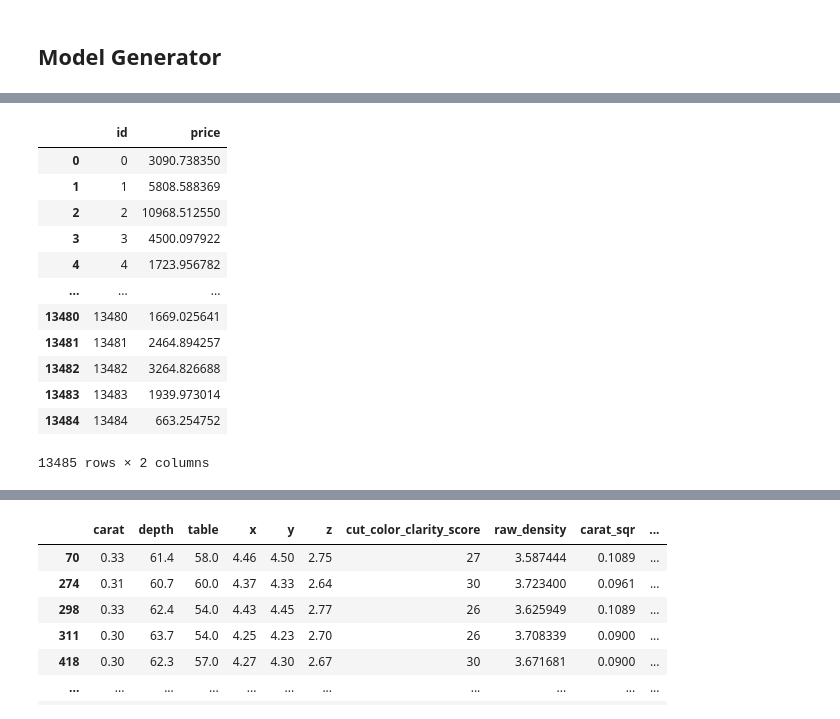
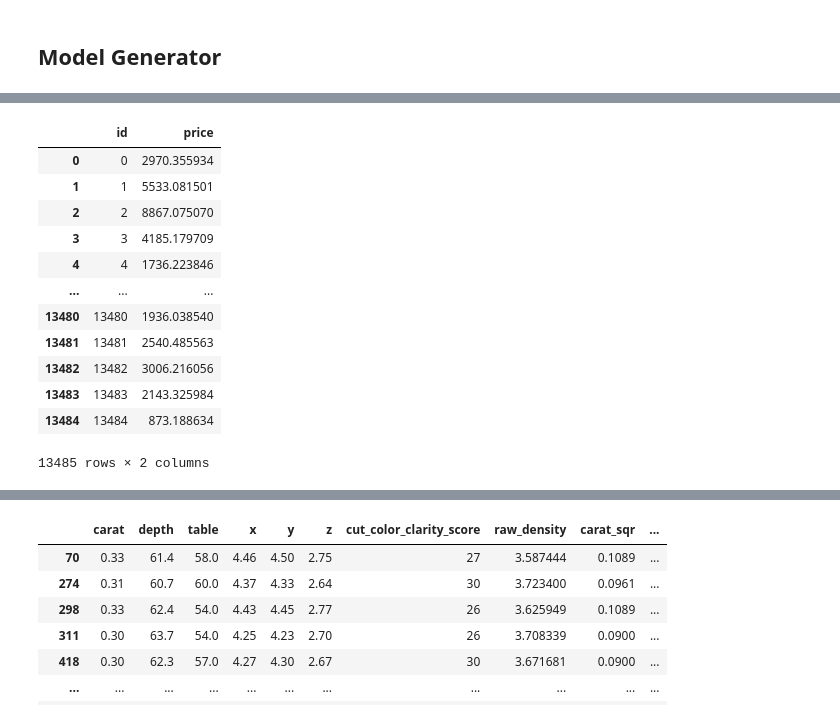
Before and after one commit to carpiero/Kaggle_Competition_Machine_Learning, a Jupyter notebook: notebooks/NotebookML002.ipynb, the cells around one changed output, grey strips where cells are left out. Drawn from its saved outputs; the diff is of its cells as text; code cells hidden in the pictures.

```diff
--- a/notebooks/NotebookML002.ipynb
+++ b/notebooks/NotebookML002.ipynb
@@ -66,10 +70,10 @@ dfd=dfd.drop(columns=['marketing_carat_int','cut_int','color_int', 'clarity_int'
 # %%
 #option 1
 
-df=df.drop(columns=['cut','color', 'clarity','marketing_carat'])
+# df=df.drop(columns=['cut','color', 'clarity','marketing_carat'])
 
 # #option 2
-# df=df.drop(columns=['cut','color', 'clarity','marketing_carat','cut_color_clarity_score'])
+df=df.drop(columns=['cut','color', 'clarity','marketing_carat','cut_color_clarity_score'])
 # %%
 df
 # %% [output]
@@ -135,14 +139,14 @@ Y=data['price']
 X_predict=df_predict.drop(columns=['price','df_original','id'])
 
 
-# rs = RobustScaler()
-# X = pd.DataFrame(rs.fit_transform(X), columns= X.columns)
-# X_predict = pd.DataFrame(rs.fit_transform(X_predict), columns= X_predict.columns)
+rs = RobustScaler()
+X = pd.DataFrame(rs.fit_transform(X), columns= X.columns)
+X_predict = pd.DataFrame(rs.fit_transform(X_predict), columns= X_predict.columns)
 
-X.to_parquet('../data/processed/X.parquet')
-Y.to_parquet('../data/processed/Y.parquet')
-X_predict.to_parquet('../data/processed/X_predict.parquet')
-#OUTLIERSSSSSSSSSS
+X.to_csv('../data/processed/X.csv')
+Y.to_csv('../data/processed/Y.csv')
+X_predict.to_csv('../data/processed/X_predict.csv')
+
 
 
 print(data.shape)
@@ -162,21 +166,24 @@ print(X_predict.shape)
 # arboles  de decision max_depth probar min sample split
 
 
-estimators=[ ('LinearRegression', LinearRegression(fit_intercept=True)),
-            ('DecisionTreeRegressor', DecisionTreeRegressor(random_state=0))]
+estimators=[ ('RandomForestRegressor', RandomForestRegressor()),
+            ('DecisionTreeRegressor', DecisionTreeRegressor(random_state=0)),
+           ('ExtraTreesRegressor',ExtraTreesRegressor(n_estimators=500,max_depth=16,n_jobs = -1, random_state=0))]
 
 
 
-machine = [LinearRegression(fit_intercept=True),
-             DecisionTreeRegressor(random_state=0),
-           StackingRegressor(estimators=estimators,final_estimator= LinearRegression(n_jobs = -1),cv= 5 , verbose = 2 , passthrough = True)]
+# machine = [RandomForestRegressor(),
+#              DecisionTreeRegressor(random_state=0),
+#            ExtraTreesRegressor(n_estimators=500,max_depth=16,n_jobs = -1, random_state=0),
+#            StackingRegressor(estimators=estimators,final_estimator= LinearRegression(n_jobs = -1),cv= 5 , verbose = 2 , passthrough = True)]
 
-# machine = [  LinearRegression(fit_intercept=True)  ]
+# RandomForestRegressor(n_estimators=27, max_depth=3, min_samples_leaf=3, random_state=111)
+machine = [   RandomForestRegressor() ]
 
 for x in machine:
     print(f'Model in action: {x}\n')
 
-    X_train, X_test, Y_train, Y_test = train_test_split(X,Y, train_size=0.85, random_state=32)
+    X_train, X_test, Y_train, Y_test = train_test_split(X,Y, train_size=0.80, random_state=32)
 
 ######################           ENTRENAR AL FINAL CON TODO
 
@@ -187,7 +194,8 @@ for x in machine:
 #     features_columns=[X.columns[pos] for pos,item in enumerate(features.support_.tolist()) if item==False]
 #     X_train=X_train.drop(columns=features_columns)
 #     X_test=X_test.drop(columns=features_columns)
-#   NO RESULETOOOOOOOOOOOOOOOOOOOX_tespredictttttttttttttttt=X_test.drop(columns=features_columns)
+#     X_predict=df_predict.drop(columns=['price','df_original','id'])
+#     X_predict=X_predict.drop(columns=features_columns)
 #     print(f'Delete columns: {len(X.columns)-features.n_features_}  {features_columns} ')
 
 
@@ -261,36 +284,36 @@ Name: Diff, dtype: float64
 # %%
 # #####################importante  y_predict.clip(326,18823) min y maximo
 # scores = cross_val_score(model,
 #                          diamonds[FEATS],
 #                          diamonds[TARGET],
 #                          scoring='neg_root_mean_squared_error',
 #                          cv=5, n_jobs=-1)
 #para validarlo pero peta el ordenador
 
-predictions_competition = model.predict(X_predict)#.clip(326,18823)
+predictions_competition = model.predict(X_predict).clip(326,22000)
 submission = pd.DataFrame({'id': df_predict['id'], 'price': predictions_competition})
 submission['id'] = submission['id'].astype('int64')
 
 submission.to_csv('/home/carpiero/IRONHACK/kaggle/submission.csv', index=False)
 
 PROBA=pd.concat([X_predict,submission], axis=1)
 
 
 
 submission
 # %% [output]
 |  | id | price |
-| 0 | 0 | 3090.738350 |
-| 1 | 1 | 5808.588369 |
-| 2 | 2 | 10968.512550 |
-| 3 | 3 | 4500.097922 |
-| 4 | 4 | 1723.956782 |
+| 0 | 0 | 2970.355934 |
+| 1 | 1 | 5533.081501 |
+| 2 | 2 | 8867.075070 |
+| 3 | 3 | 4185.179709 |
+| 4 | 4 | 1736.223846 |
 | ... | ... | ... |
-| 13480 | 13480 | 1669.025641 |
-| 13481 | 13481 | 2464.894257 |
-| 13482 | 13482 | 3264.826688 |
-| 13483 | 13483 | 1939.973014 |
-| 13484 | 13484 | 663.254752 |
+| 13480 | 13480 | 1936.038540 |
+| 13481 | 13481 | 2540.485563 |
+| 13482 | 13482 | 3006.216056 |
+| 13483 | 13483 | 2143.325984 |
+| 13484 | 13484 | 873.188634 |
 13485 rows × 2 columns
 # %%
 PROBA.shape
```
Also changed, not shown: parts of 15 cells of this notebook, 4 other files.
